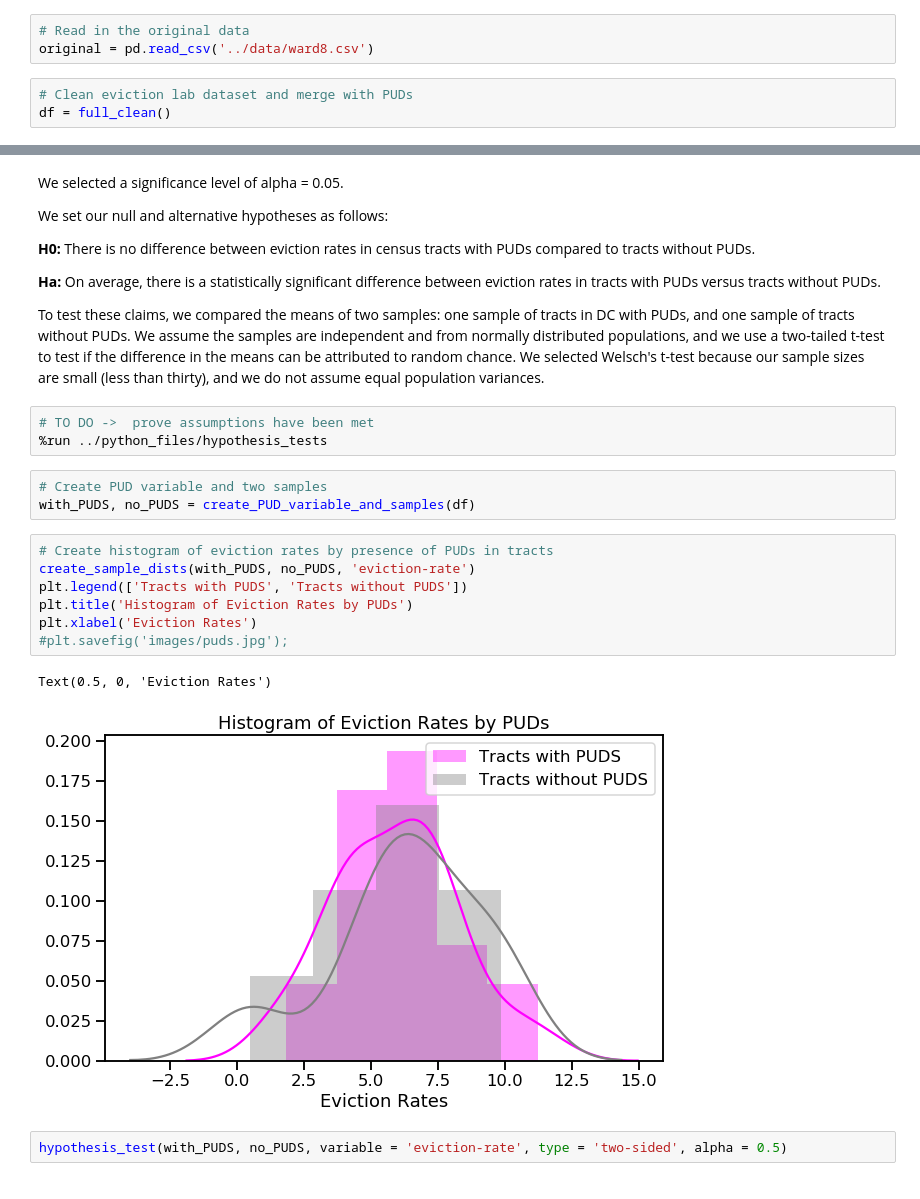
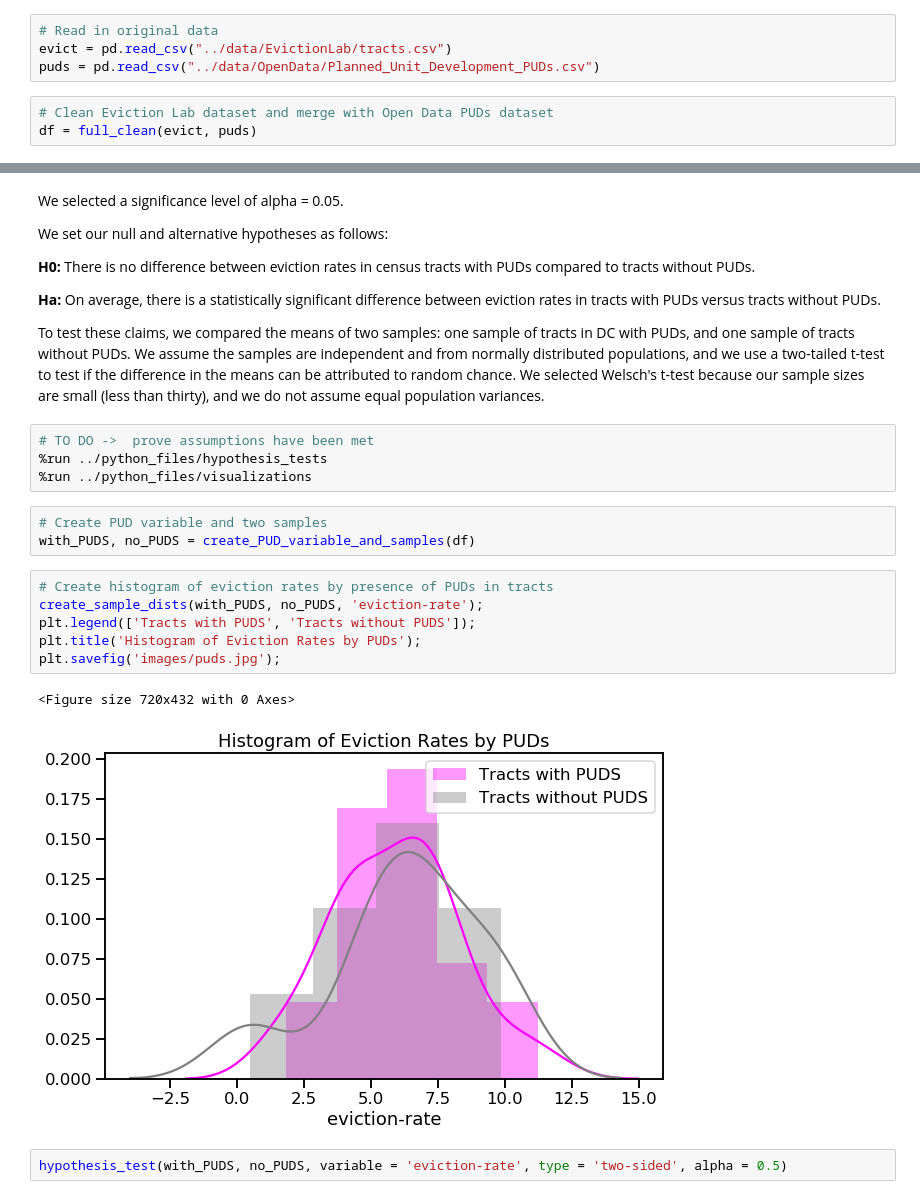
Before and after one commit to acl2171/eviction-tests, a Jupyter notebook: notebooks/technical_notebook.ipynb, the cells around one changed output, grey strips where cells are left out. Cells and saved outputs as stored; diff of their text form.

```diff
--- a/notebooks/technical_notebook.ipynb
+++ b/notebooks/technical_notebook.ipynb
@@ -49,8 +49,9 @@ Open Data DC: https://opendata.dc.gov/
 # %% [markdown]
 The Eviction Lab has data at the census tract level. We limited the dataset to 2016 data for census tracts within Ward 8. We also restricted the Open Data DC dataset on PUDs, which was available on the ward level, to Ward 8. We used GoogleMyMaps to overlay a map of D.C. wards with GEOIDs (census tracts) and PUD locations. Using the map as a reference, we manually coded which PUDs and GEOIDs were in Ward 8.
 # %%
-# Read in the original data
-original = pd.read_csv('../data/ward8.csv')
+# Read in original data
+evict = pd.read_csv("../data/EvictionLab/tracts.csv")
+puds = pd.read_csv("../data/OpenData/Planned_Unit_Development_PUDs.csv")
 # %%
-# Clean eviction lab dataset and merge with PUDs
-df = full_clean()
+# Clean Eviction Lab dataset and merge with Open Data PUDs dataset
+df = full_clean(evict, puds)
@@ -74,19 +71,19 @@ To test these claims, we compared the means of two samples: one sample of tracts
 # %%
 # TO DO ->  prove assumptions have been met
 %run ../python_files/hypothesis_tests
+%run ../python_files/visualizations
 # %%
 # Create PUD variable and two samples
 with_PUDS, no_PUDS = create_PUD_variable_and_samples(df)
 # %%
 # Create histogram of eviction rates by presence of PUDs in tracts
-create_sample_dists(with_PUDS, no_PUDS, 'eviction-rate')
-plt.legend(['Tracts with PUDS', 'Tracts without PUDS'])
-plt.title('Histogram of Eviction Rates by PUDs')
-plt.xlabel('Eviction Rates')
-#plt.savefig('images/puds.jpg');
+create_sample_dists(with_PUDS, no_PUDS, 'eviction-rate');
+plt.legend(['Tracts with PUDS', 'Tracts without PUDS']);
+plt.title('Histogram of Eviction Rates by PUDs');
+plt.savefig('images/puds.jpg');
 # %% [output]
-Text(0.5, 0, 'Eviction Rates')
+<Figure size 720x432 with 0 Axes>
-[figure, old version]
+[figure, new version]
 # %%
 hypothesis_test(with_PUDS, no_PUDS, variable = 'eviction-rate', type = 'two-sided', alpha = 0.5)
 # %% [output]
```
Also changed, not shown: parts of 13 cells of this notebook, 3 other files.
